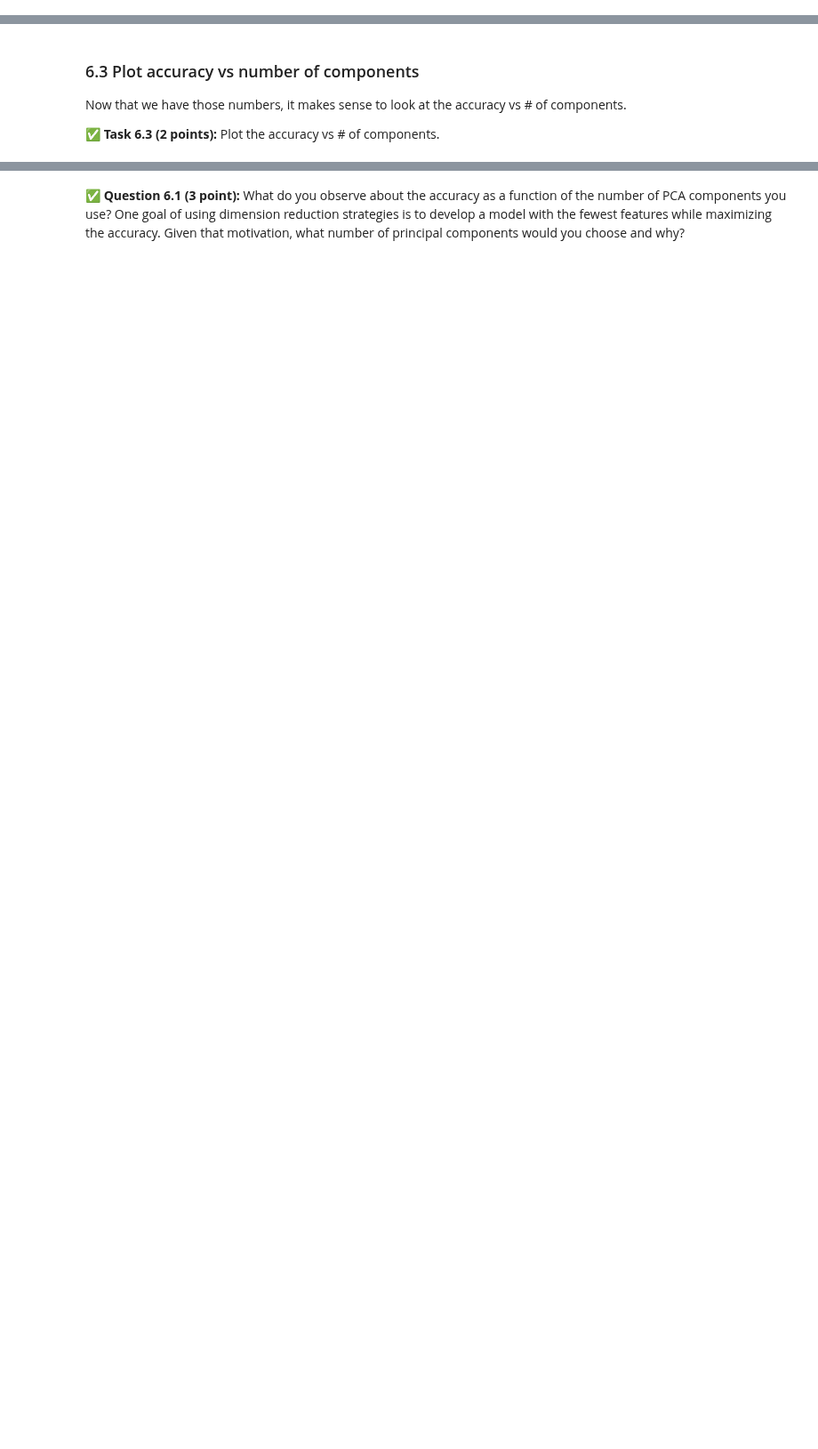
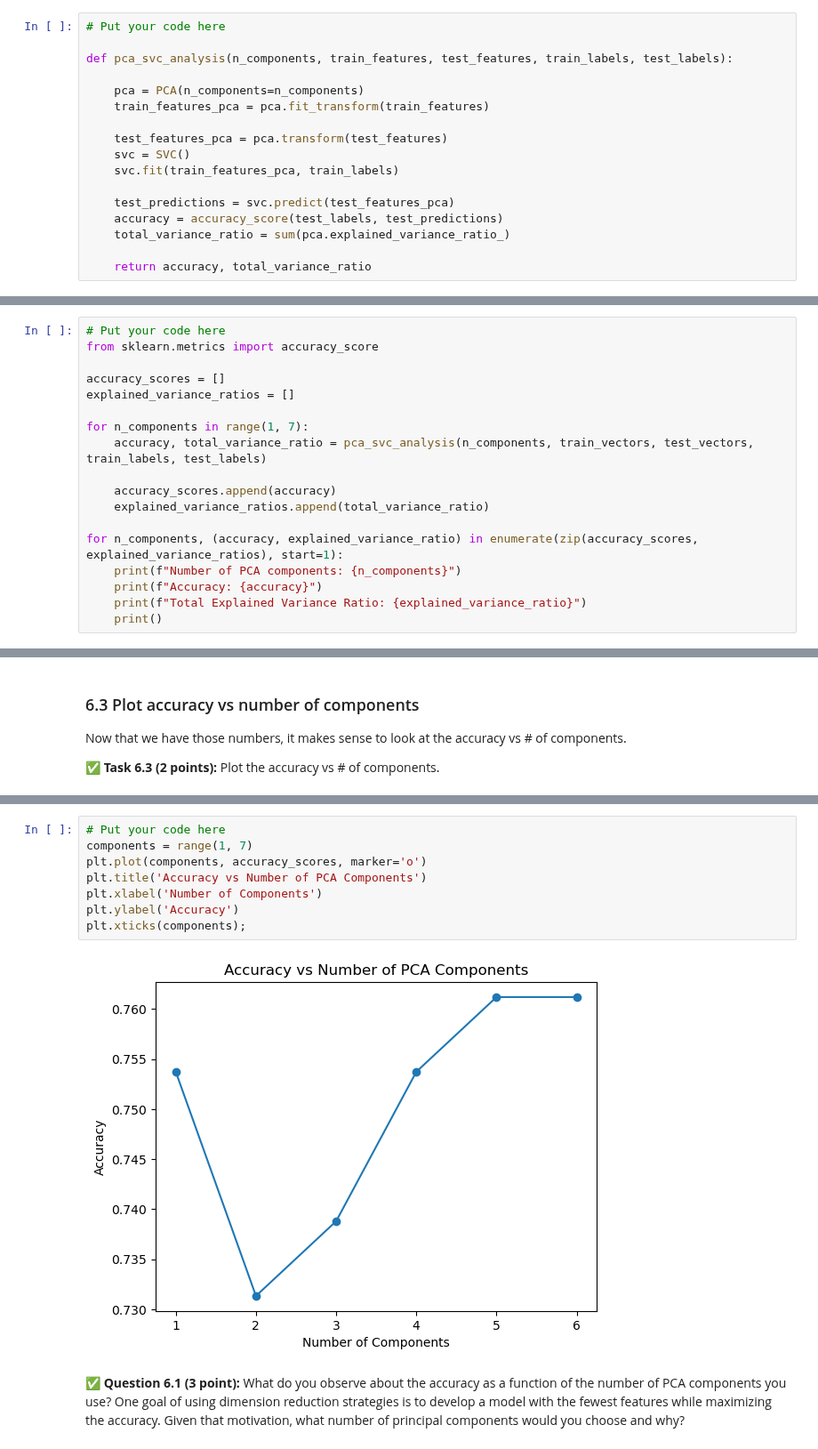
Before and after one commit to milneskylar/CMSE202-f23-turnin, a Jupyter notebook: hw-04/HW-04_PerceptronSVMandPCA-STUDENT (1).ipynb, the cells around one changed output, grey strips where cells are left out. Shown at 89% size. Drawn from its saved outputs; the diff is of its cells as text; blank space fills up the shorter version.

```diff
--- a/hw-04/HW-04_PerceptronSVMandPCA-STUDENT (1).ipynb
+++ b/hw-04/HW-04_PerceptronSVMandPCA-STUDENT (1).ipynb
@@ -485,3 +483,20 @@ and it should **return** the accuracy score for an SVC model fit to pca transfor
+# %%
+# Put your code here
+
+def pca_svc_analysis(n_components, train_features, test_features, train_labels, test_labels):
+
+    pca = PCA(n_components=n_components)
+    train_features_pca = pca.fit_transform(train_features)
+
+    test_features_pca = pca.transform(test_features)
+    svc = SVC()
+    svc.fit(train_features_pca, train_labels)
+
+    test_predictions = svc.predict(test_features_pca)
+    accuracy = accuracy_score(test_labels, test_predictions)
+    total_variance_ratio = sum(pca.explained_variance_ratio_)
+
+    return accuracy, total_variance_ratio
 # %% [markdown]
 ### 6.2 Compute accuracies
 
@@ -494,0 +508,18 @@ Now that you have created a function that returns the accuracy for a given numbe
+# %%
+# Put your code here
+from sklearn.metrics import accuracy_score
+
+accuracy_scores = []
+explained_variance_ratios = []
+
+for n_components in range(1, 7):
+    accuracy, total_variance_ratio = pca_svc_analysis(n_components, train_vectors, test_vectors, train_labels, test_labels)
+
+    accuracy_scores.append(accuracy)
+    explained_variance_ratios.append(total_variance_ratio)
+
+for n_components, (accuracy, explained_variance_ratio) in enumerate(zip(accuracy_scores, explained_variance_ratios), start=1):
+    print(f"Number of PCA components: {n_components}")
+    print(f"Accuracy: {accuracy}")
+    print(f"Total Explained Variance Ratio: {explained_variance_ratio}")
+    print()
@@ -503,2 +550,12 @@ Now that we have those numbers, it makes sense to look at the accuracy vs # of c
+# %%
+# Put your code here
+components = range(1, 7)
+plt.plot(components, accuracy_scores, marker='o')
+plt.title('Accuracy vs Number of PCA Components')
+plt.xlabel('Number of Components')
+plt.ylabel('Accuracy')
+plt.xticks(components);
+# %% [output]
+[figure, added]
 # %% [markdown]
 **&#9989; Question 6.1 (3 point):** What do you observe about the accuracy as a function of the number of PCA components you use? One goal of using dimension reduction strategies is to develop a model with the fewest features while maximizing the accuracy. Given that motivation, what number of principal components would you choose and why?
```
Also changed, not shown: parts of 10 cells of this notebook.
